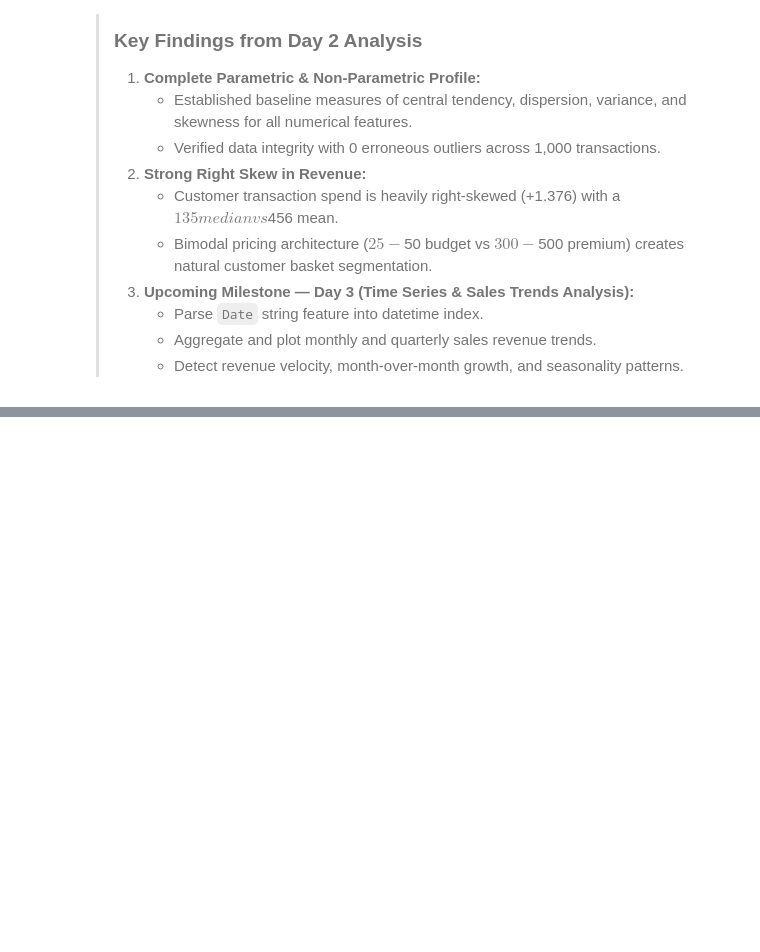
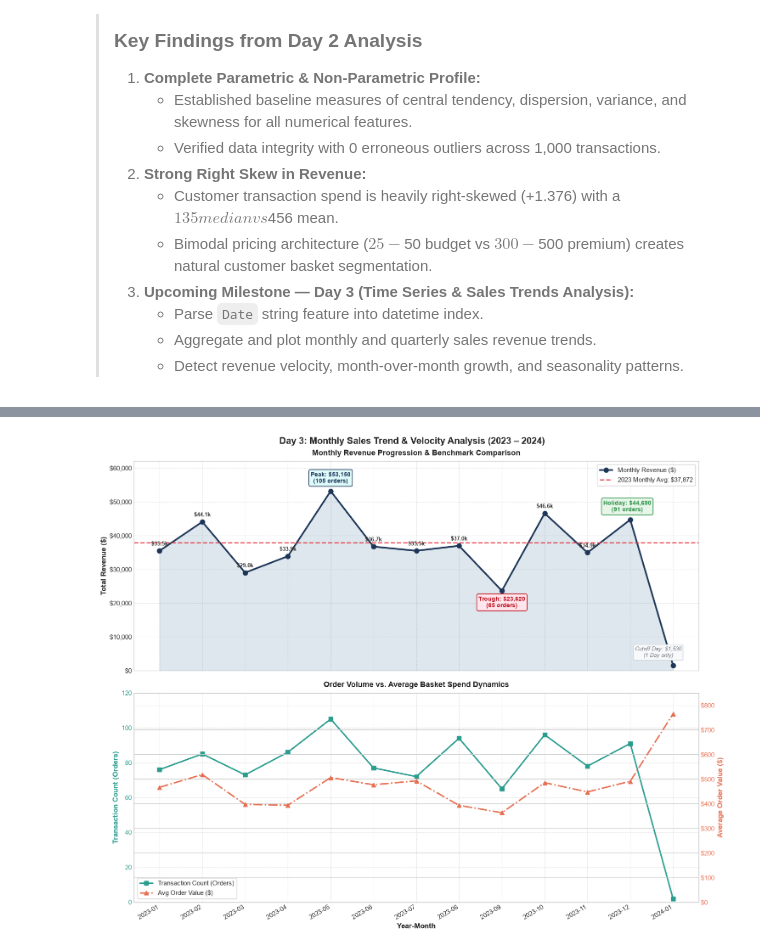
Before and after one commit to addu91577-sketch/OIBSIP, a Jupyter notebook: DataAnalytics-L1-EDARetailSales/Notebooks/01_retail_sales_eda.ipynb, the cells around one changed output, grey strips where cells are left out. Saved outputs shown, nothing was run; the diff lists cells and outputs as text; code cells hidden in the pictures; blank space fills up the shorter version.

Commit message:
feat(eda): day 3 - time series and sales trends analysis

```diff
--- a/DataAnalytics-L1-EDARetailSales/Notebooks/01_retail_sales_eda.ipynb
+++ b/DataAnalytics-L1-EDARetailSales/Notebooks/01_retail_sales_eda.ipynb
@@ -417,0 +528,80 @@ Chart successfully saved to: ..\screenshots\02_numerical_boxplots.png
+# %%
+import matplotlib.ticker as ticker
+
+fig, (ax1, ax2) = plt.subplots(2, 1, figsize=(15, 12), sharex=True)
+fig.suptitle('Day 3: Monthly Sales Trend & Velocity Analysis (2023 – 2024)', fontsize=16, fontweight='bold', y=0.98)
+
+x_indices = np.arange(len(monthly_sales))
+revenue_values = monthly_sales['Total_Revenue']
+
+# Subplot 1: Total Monthly Revenue Line Chart
+ax1.plot(x_indices, revenue_values, marker='o', markersize=8, color='#1d3557', linewidth=2.8, label='Monthly Revenue ($)')
+ax1.fill_between(x_indices, revenue_values, color='#457b9d', alpha=0.18)
+
+# Benchmark line: 2023 Monthly Average
+avg_rev_2023 = monthly_sales.loc[monthly_sales['Year_Month_Str'] != '2024-01', 'Total_Revenue'].mean()
+ax1.axhline(avg_rev_2023, color='#e63946', linestyle='--', linewidth=2, label=f'2023 Monthly Avg: ${avg_rev_2023:,.0f}')
+
+# Highlight key milestones
+for idx, (ym, val) in enumerate(zip(monthly_sales['Year_Month_Str'], revenue_values)):
+    if ym == '2023-05':
+        ax1.annotate(f'Peak: ${val:,.0f}\n(105 orders)', (idx, val), textcoords="offset points", xytext=(0, 14),
+                     ha='center', fontsize=10, fontweight='bold', color='#1d3557',
+                     bbox=dict(boxstyle="round,pad=0.3", fc="#e0fbfc", ec="#1d3557", lw=1.2))
+    elif ym == '2023-09':
+        ax1.annotate(f'Trough: ${val:,.0f}\n(65 orders)', (idx, val), textcoords="offset points", xytext=(0, -28),
+                     ha='center', fontsize=10, fontweight='bold', color='#c1121f',
+                     bbox=dict(boxstyle="round,pad=0.3", fc="#ffe5ec", ec="#c1121f", lw=1.2))
+    elif ym == '2023-12':
+        ax1.annotate(f'Holiday: ${val:,.0f}\n(91 orders)', (idx, val), textcoords="offset points", xytext=(-5, 14),
+                     ha='center', fontsize=10, fontweight='bold', color='#2b9348',
+                     bbox=dict(boxstyle="round,pad=0.3", fc="#e8f5e9", ec="#2b9348", lw=1.2))
+    elif ym == '2024-01':
+        ax1.annotate(f'Cutoff Day: ${val:,.0f}\n(1 Day only)', (idx, val), textcoords="offset points", xytext=(-25, 14),
+                     ha='center', fontsize=9, fontstyle='italic', color='#6c757d',
+                     bbox=dict(boxstyle="round,pad=0.3", fc="#f8f9fa", ec="#ced4da", lw=1))
+    else:
+        ax1.annotate(f'${val/1000:.1f}k', (idx, val), textcoords="offset points", xytext=(0, 9),
+                     ha='center', fontsize=9, fontweight='bold', color='#333333')
+
+ax1.set_ylabel('Total Revenue ($)', fontsize=12, fontweight='bold')
+ax1.yaxis.set_major_formatter(ticker.StrMethodFormatter('${x:,.0f}'))
+ax1.set_ylim(0, 62000)
+ax1.legend(loc='upper right', frameon=True, facecolor='white', framealpha=0.95)
+ax1.grid(True, linestyle='--', alpha=0.5)
+ax1.set_title('Monthly Revenue Progression & Benchmark Comparison', fontsize=13, fontweight='bold', pad=10)
+
+# Subplot 2: Dual Axis - Transaction Count & Average Order Value (AOV)
+ax2_twin = ax2.twinx()
+line1 = ax2.plot(x_indices, monthly_sales['Transaction_Count'], marker='s', markersize=7, color='#2a9d8f', linewidth=2.4, label='Transaction Count (Orders)')
+line2 = ax2_twin.plot(x_indices, monthly_sales['Avg_Order_Value'], marker='^', markersize=7, color='#e76f51', linewidth=2.4, linestyle='-.', label='Avg Order Value ($)')
+
+ax2.set_ylabel('Transaction Count (Orders)', fontsize=12, fontweight='bold', color='#2a9d8f')
+ax2_twin.set_ylabel('Average Order Value ($)', fontsize=12, fontweight='bold', color='#e76f51')
+ax2.tick_params(axis='y', labelcolor='#2a9d8f')
+ax2_twin.tick_params(axis='y', labelcolor='#e76f51')
+ax2_twin.yaxis.set_major_formatter(ticker.StrMethodFormatter('${x:,.0f}'))
+
+ax2.set_xticks(x_indices)
+ax2.set_xticklabels(monthly_sales['Year_Month_Str'], rotation=30, ha='right', fontsize=11, fontweight='medium')
+ax2.set_xlabel('Year-Month', fontsize=12, fontweight='bold')
+ax2.set_ylim(0, 120)
+ax2_twin.set_ylim(0, 850)
+ax2.grid(True, linestyle='--', alpha=0.5)
+
+# Combined legend for Subplot 2
+lines = line1 + line2
+labels = [l.get_label() for l in lines]
+ax2.legend(lines, labels, loc='lower left', frameon=True, facecolor='white', framealpha=0.95)
+ax2.set_title('Order Volume vs. Average Basket Spend Dynamics', fontsize=13, fontweight='bold', pad=10)
+
+plt.tight_layout()
+
+# Save chart to screenshots directory
+screenshots_dir = os.path.join("..", "screenshots") if os.path.exists(os.path.join("..", "screenshots")) else os.path.join(".", "screenshots")
+os.makedirs(screenshots_dir, exist_ok=True)
+monthly_chart_path = os.path.join(screenshots_dir, '03_monthly_sales_trend.png')
+plt.savefig(monthly_chart_path, dpi=300, bbox_inches='tight')
+print(f"Chart successfully saved to: {monthly_chart_path}")
+plt.show()
+# %% [output]
@@ -417,0 +609 @@ Chart successfully saved to: ..\screenshots\02_numerical_boxplots.png
+[figure, added]
```
Also changed, not shown: parts of 19 cells of this notebook, 5 other files.
